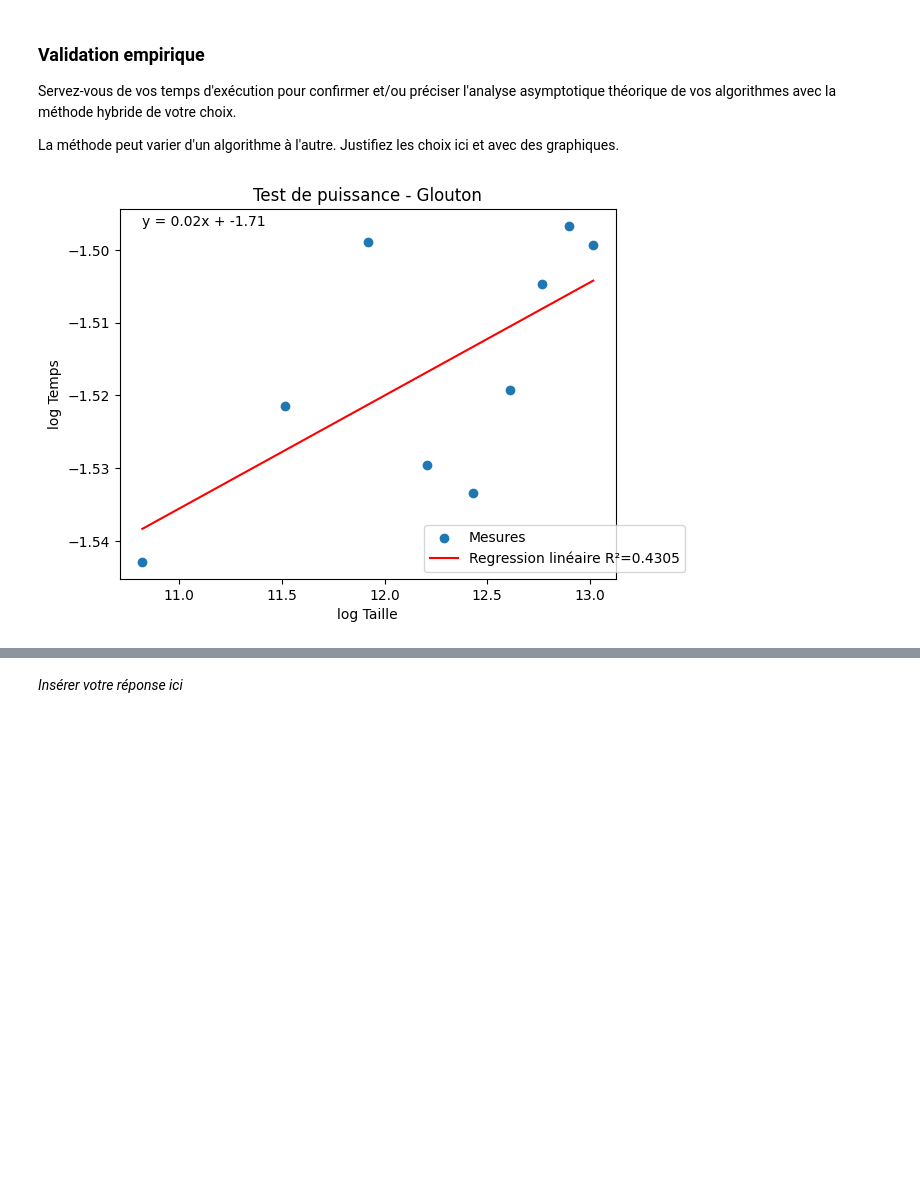
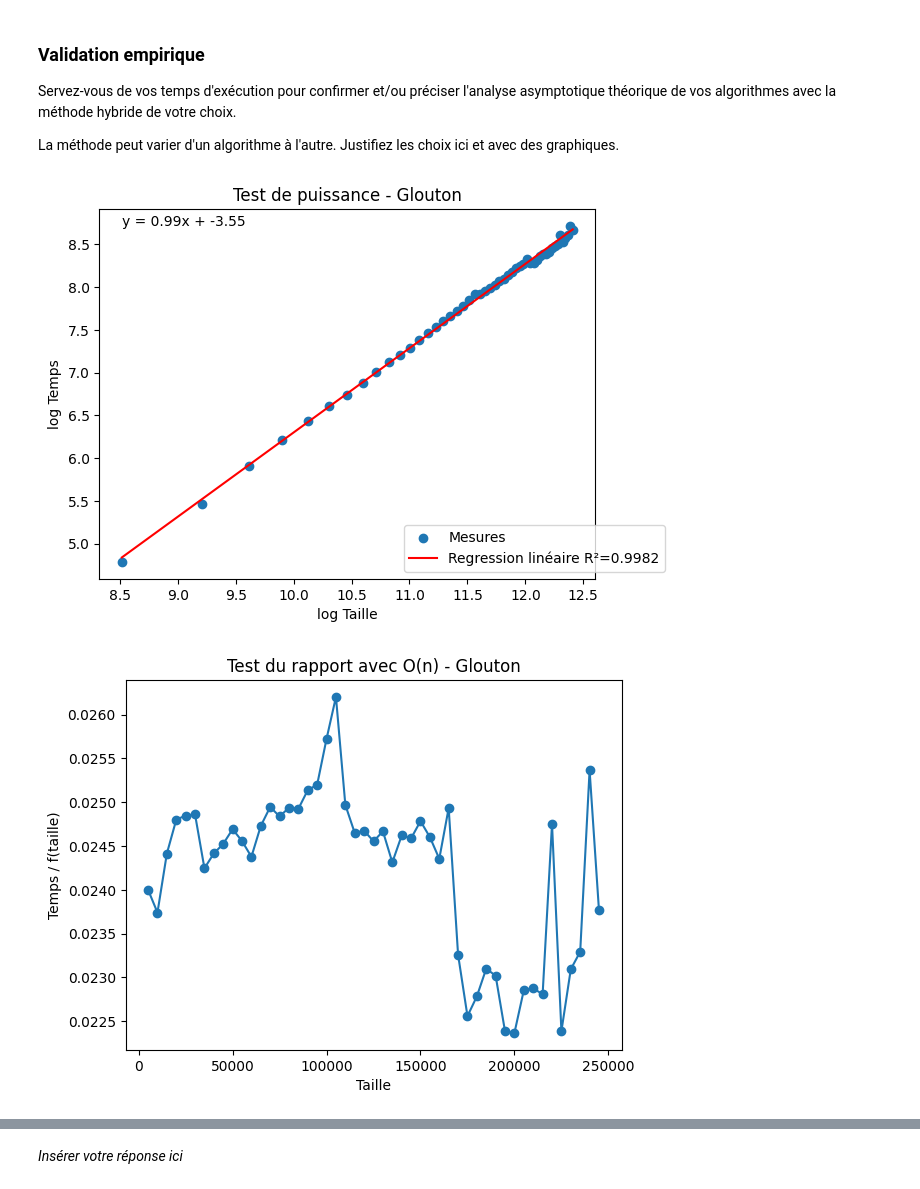
Before and after one commit to TPerronTouchette/INF8775, a Jupyter notebook: TP2-A25/Perron-Touchette_2201589_Benouhoud_2188585.ipynb, the cells around one changed output, grey strips where cells are left out. Saved outputs shown, nothing was run; the diff lists cells and outputs as text; code cells hidden in the pictures; blank space fills up the shorter version.

```diff
--- a/TP2-A25/Perron-Touchette_2201589_Benouhoud_2188585.ipynb
+++ b/TP2-A25/Perron-Touchette_2201589_Benouhoud_2188585.ipynb
@@ -221,10 +221,10 @@ def measure_mean(procedure: Callable, samples: list[list[int]], size: int, costs
     results=[measure(procedure, sample, costs, time_scale) for sample in samples]
     mean_time = sum(
         [result[0] for result in results]
-    ) / size
+    ) / len(samples)
     mean_score = sum(
         [result[1] for result in results]
-    ) / size
+    ) / len(samples)
     return Measure(size, mean_time, mean_score)
 
 def measure_procedure(procedure: Callable, dataset: list[list[list[int]]], costs,  time_scale: int = 1000) -> list[Measure]:
@@ -398,7 +398,7 @@ nombre de doigts pour chacun des trois algorithmes.
 Rapportez dans un tableau les temps d'exécutions moyens avec les fonctions auxiliaires `measure_procedure` et `display_measure_table`
 # %%
 matricule = 2188585
-dataset = get_dataset(seed=matricule, sizes=[n * 50_000 for n in range(1, 10)], nbSamples=10)
+dataset = get_dataset(seed=matricule, sizes=[n * 5_000 for n in range(1, 50)])
 measures_glouton = measure_procedure(glouton, dataset, costs)
 display_measures_table(measures_glouton)
 # %% [output]
@@ -418,13 +425,33 @@ Taille           Temps moyen      Score moyen
 Servez-vous de vos temps d'exécution pour confirmer et/ou préciser l'analyse asymptotique théorique de vos algorithmes avec la méthode hybride de votre choix.
 
 La méthode peut varier d'un algorithme à l'autre. Justifiez les choix ici et avec des graphiques.
-# %%
-import math
-def values_test_puissance(measures):
-    return {
-        math.log(measure.size): math.log(measure.mean)
-        for measure in measures
-        }
-display_test_puissance(values_test_puissance(measures_glouton), title="Test de puissance - Glouton")
-# %% [output]
-[figure, removed]
+# %%
+import math
+def values_test_puissance(measures):
+    return {
+        math.log(measure.size): math.log(measure.mean)
+        for measure in measures
+        }
+
+def values_test_rapport(measures, f):
+    return {
+        measure.size: measure.mean / f(measure.size)
+        for measure in measures
+        }
+
+def rapport_fonction(n):
+    return n
+
+def rapport_fonction_more_complex(n):
+    return n * math.log(n)
+
+def rapport_fonction_less_complex(n):
+    return math.log(n)
+
+display_test_puissance(values_test_puissance(measures_glouton), title="Test de puissance - Glouton")
+display_test_rapport(values_test_rapport(measures_glouton, rapport_fonction), title="Test du rapport avec O(n) - Glouton")
+display_test_rapport(values_test_rapport(measures_glouton, rapport_fonction_more_complex), title="Test du rapport avec O(n log n) - Glouton")
+display_test_rapport(values_test_rapport(measures_glouton, rapport_fonction_less_complex), title="Test du rapport avec O(log n) - Glouton")
+# %% [output]
+[figure, added]
+[figure, added]
```
Also changed, not shown: parts of 2 cells of this notebook.
